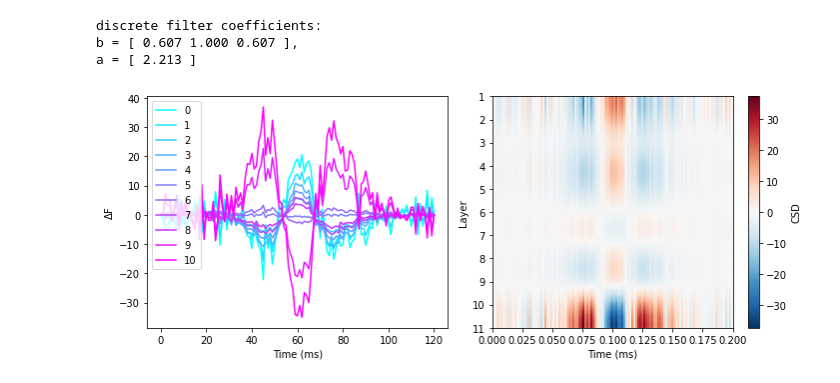
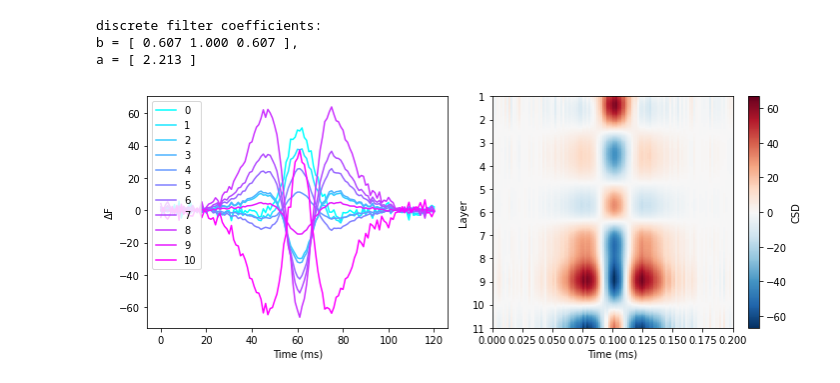
Before and after one commit to danclab/laMEG, a Jupyter notebook: sim_csd.ipynb, the cells around one changed output. Cells and saved outputs as stored; diff of their text form; code cells hidden in the pictures.

```diff
--- a/sim_csd.ipynb
+++ b/sim_csd.ipynb
@@ -229,4 +194,0 @@ FWHM of 5.00 is approx 3.33 times vertex spacing
-# %%
-layer_ts=load_source_time_series(white_sim_fname, vertices=layer_verts)
-csd=csd_calc(layer_ts,np.mean(layer_dists),600)
-smooth_csd=csd_smooth(csd)
@@ -253,28 +299,0 @@ plt.tight_layout()
-# %%
-layer_csds=[]
-for l in range(n_layers):
-    print(f'Simulating in layer {l}')
-    prefix=f'sim_{sim_vertex}_{l}.'
-    l_vertex=l*int(verts_per_surf)+sim_vertex
-    l_sim_fname=run_dipole_simulation(base_fname, prefix, l_vertex, sim_signal, pial_unit_norm, dipole_moment,
-                                      sim_patch_size, SNR)
-    [_,_]=invert_ebb(nas, lpa, rpa, mri_fname, multilayer_mesh_fname, l_sim_fname, n_layers,
-                     patch_size=patch_size, n_temp_modes=n_temp_modes)
-    layer_ts=load_source_time_series(l_sim_fname, vertices=layer_verts)
-    csd=csd_calc(layer_ts,np.mean(layer_dists),600)
-    smooth_csd=csd_smooth(csd)
-    layer_csds.append(smooth_csd)
-
-    col_r = plt.cm.cool(np.linspace(0,1, num=n_layers))
-    plt.figure(figsize=(10,4))
-    plt.subplot(1,2,1)
-    for l in range(n_layers):
-        plt.plot(csd[l,:], label=f'{l}', color=col_r[l,:])
-    plt.legend(loc='upper left')
-    plt.xlabel('Time (ms)')
-    plt.ylabel(r'$\Delta$F')
-    ax=plt.subplot(1,2,2)
-    plot_csd(smooth_csd, [sim_vertex], bb_path, time, ax)
-    plt.xlabel('Time (ms)')
-    plt.ylabel('Layer')
-    plt.tight_layout()
@@ -315,8 +299,0 @@ for layer_csd in layer_csds:
-# %%
-col_r = plt.cm.cool(np.linspace(0,1, num=n_layers))
-plt.figure()
-for l in range(n_layers):
-    plt.plot(csd_patterns[l], label=f'{l}', color=col_r[l,:])
-plt.legend(loc='upper right')
-plt.xlabel('Layer')
-plt.ylabel('Mean CSD')
@@ -361,7 +335,7 @@ Smoothing ./test_output/sub-104/multilayer.11.ds.link_vector.gii
 FWHM of 5.00 is approx 3.33 times vertex spacing
 # %%
 layer_ts=load_source_time_series(burst_sim_fname, vertices=layer_verts)
-csd=csd_calc(layer_ts,.01,600)
+csd=csd_calc(np.mean(layer_ts,axis=-1),np.mean(layer_dists),600)
 smooth_csd=csd_smooth(csd)
 # %% [output]
 discrete filter coefficients:
@@ -370,19 +344,19 @@ a = [ 2.213 ]
 # %%
 col_r = plt.cm.cool(np.linspace(0,1, num=n_layers))
 plt.figure(figsize=(10,4))
 plt.subplot(1,2,1)
 for l in range(n_layers):
     plt.plot(csd[l,:], label=f'{l}', color=col_r[l,:])
 plt.legend(loc='upper left')
 plt.xlabel('Time (ms)')
 plt.ylabel(r'$\Delta$F')
 ax=plt.subplot(1,2,2)
-plot_csd(smooth_csd, [sim_vertex], bb_path, time, ax)
+plot_csd(smooth_csd, [sim_vertex], None, time, ax)
 plt.xlabel('Time (ms)')
 plt.ylabel('Layer')
 plt.tight_layout()
 # %% [output]
-[figure, old version]
+[figure, new version]
 # %%
 # Delete simulation files
 
```
Also changed, not shown: parts of 20 cells of this notebook, 7 other files.
